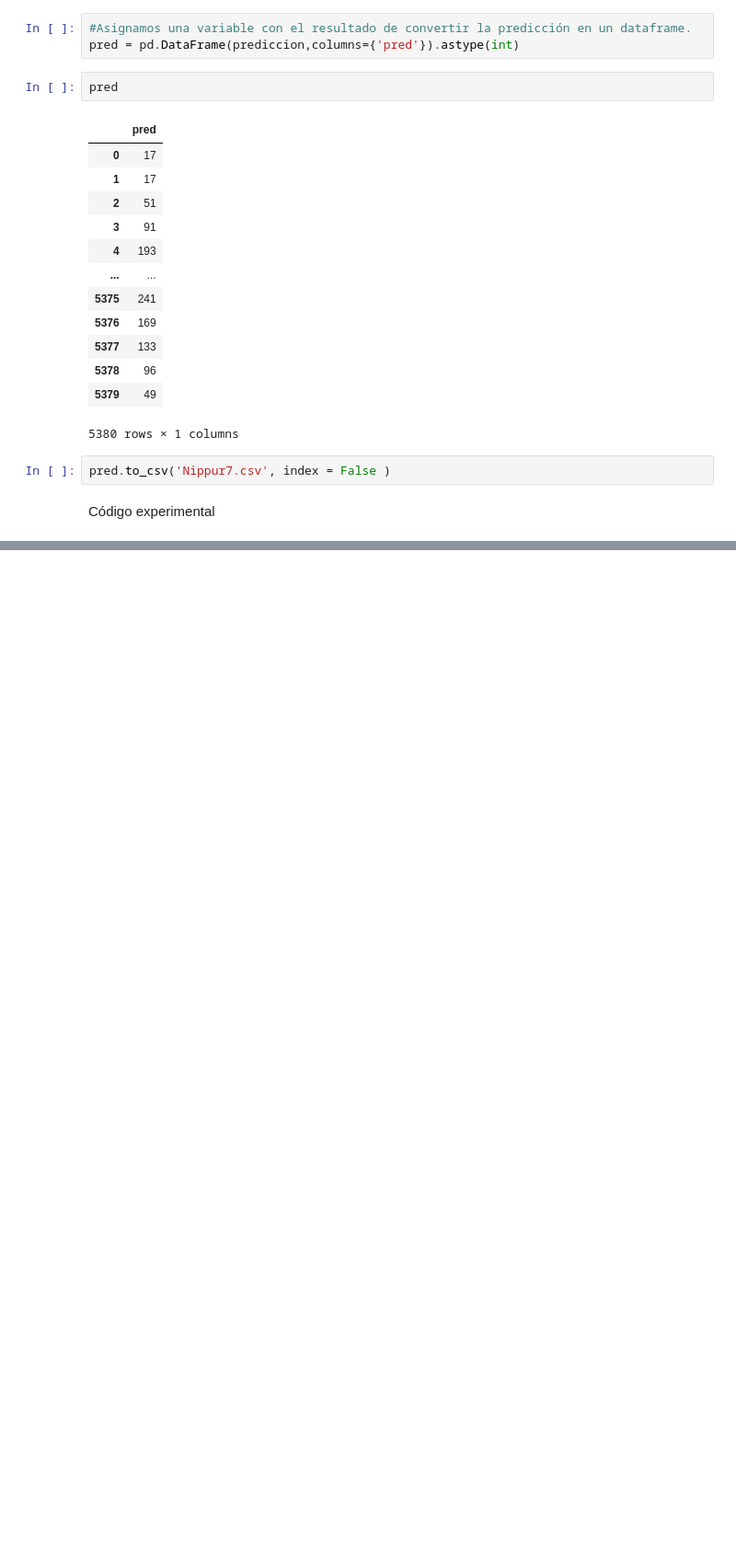
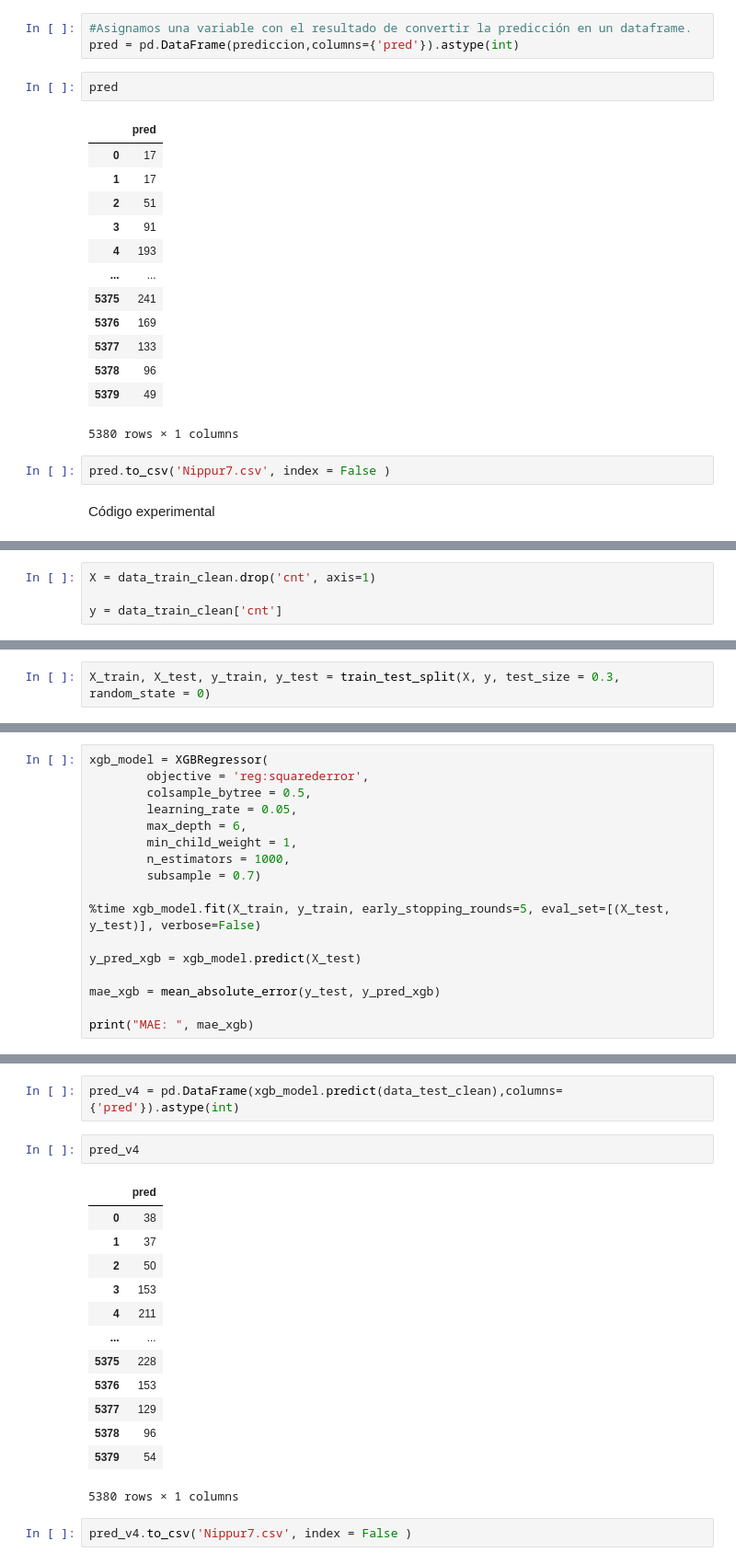
Before and after one commit to Nippur7/Datathon, a Jupyter notebook: Dataton.ipynb, the cells around one changed output, grey strips where cells are left out. Shown at 92% size. Saved outputs shown, nothing was run; the diff lists cells and outputs as text; blank space fills up the shorter version.

```diff
--- a/Dataton.ipynb
+++ b/Dataton.ipynb
@@ -234,0 +215,4 @@ weighted avg       0.01      0.01      0.00      3600
+# %%
+X = data_train_clean.drop('cnt', axis=1)
+
+y = data_train_clean['cnt']
@@ -234,0 +234,2 @@ weighted avg       0.01      0.01      0.00      3600
+# %%
+X_train, X_test, y_train, y_test = train_test_split(X, y, test_size = 0.3, random_state = 0)
@@ -234,0 +264,17 @@ weighted avg       0.01      0.01      0.00      3600
+# %%
+xgb_model = XGBRegressor(
+        objective = 'reg:squarederror',
+        colsample_bytree = 0.5,
+        learning_rate = 0.05,
+        max_depth = 6,
+        min_child_weight = 1,
+        n_estimators = 1000,
+        subsample = 0.7)
+
+%time xgb_model.fit(X_train, y_train, early_stopping_rounds=5, eval_set=[(X_test, y_test)], verbose=False)
+
+y_pred_xgb = xgb_model.predict(X_test)
+
+mae_xgb = mean_absolute_error(y_test, y_pred_xgb)
+
+print("MAE: ", mae_xgb)
@@ -234,0 +285,20 @@ weighted avg       0.01      0.01      0.00      3600
+# %%
+pred_v4 = pd.DataFrame(xgb_model.predict(data_test_clean),columns={'pred'}).astype(int)
+# %%
+pred_v4
+# %% [output]
+|  | pred |
+| 0 | 38 |
+| 1 | 37 |
+| 2 | 50 |
+| 3 | 153 |
+| 4 | 211 |
+| ... | ... |
+| 5375 | 228 |
+| 5376 | 153 |
+| 5377 | 129 |
+| 5378 | 96 |
+| 5379 | 54 |
+5380 rows × 1 columns
+# %%
+pred_v4.to_csv('Nippur7.csv', index = False )
```
Also changed, not shown: parts of 7 cells of this notebook, 2 other files.
